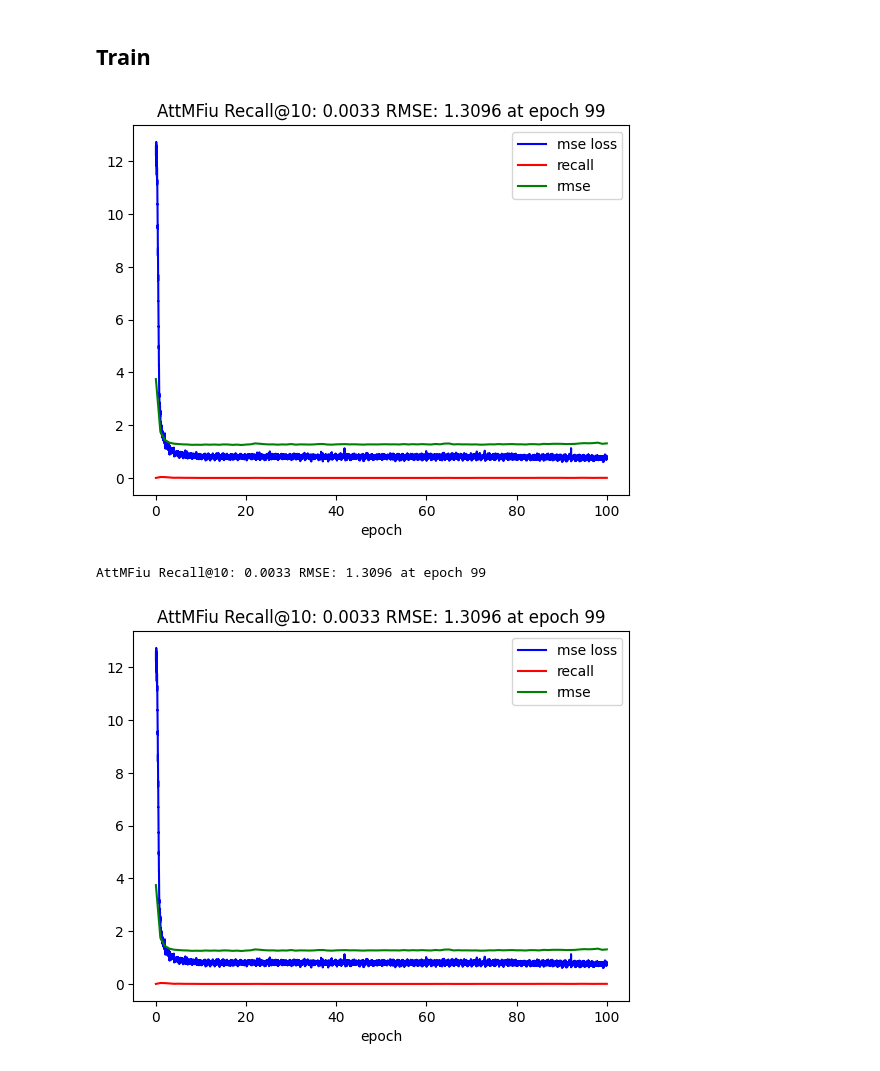
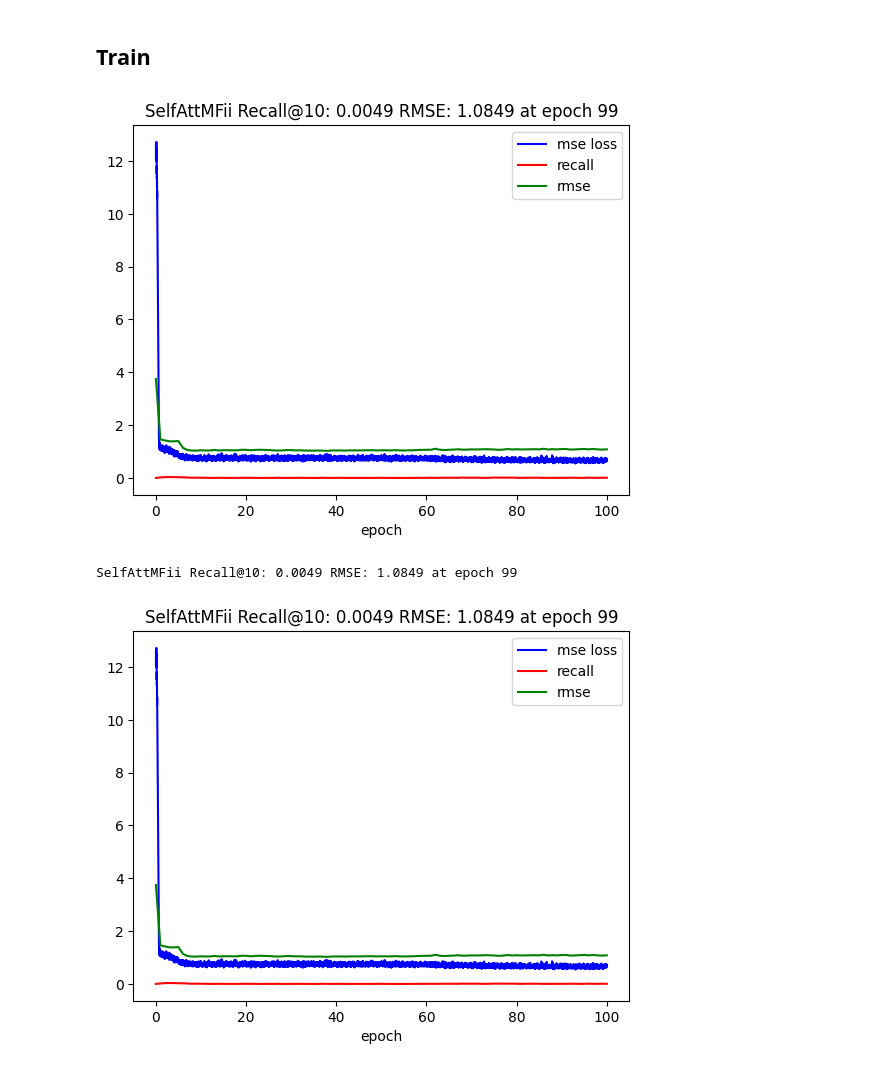
Before and after one commit to donglinkang2021/LKGCN, a Jupyter notebook: new_model_MSE.ipynb, the cells around one changed output. Cells and saved outputs as stored; diff of their text form; code cells hidden in the pictures.

Commit message:
train AttMFii

```diff
--- a/new_model_MSE.ipynb
+++ b/new_model_MSE.ipynb
@@ -17,10 +17,10 @@ len(train_loader)
 # %% [markdown]
 ## Model Config
 # %%
-from gcn.attention import AttMFiu
+from gcn.attention import SelfAttMFii
 device = "cuda" if torch.cuda.is_available() else "cpu"
 n_factors = 10
-model = AttMFiu(num_users, num_items, n_factors)
+model = SelfAttMFii(num_users, num_items, n_factors)
 model.to(device)
 learning_rate, weight_decay = 0.01, 1e-5
 optimizer = torch.optim.Adam(model.parameters(), lr = learning_rate, weight_decay=weight_decay)
@@ -82,37 +82,37 @@ for epoch in range(num_epochs):
         recall = evaluate_ranking(
             model,
             test_candidates,
             train_candidates,
             num_users,
             num_items,
             top_k = topk
         )
         recall_list.append(recall)
         rmse = evaluate_rating(
             model,
             users_test,
             items_test,
             ratings_test
         )
         rmse_list.append(rmse)
         epoch_list.append(epoch+1)
 
 
     ani.clear()
     ani.ax.plot(train_epoch_perc, train_loss, color='b', label='mse loss')
     ani.ax.plot(epoch_list, recall_list, color='r', label='recall')
     ani.ax.plot(epoch_list, rmse_list, color='g', label='rmse')
     ani.ax.set_xlabel('epoch')
     ani.ax.legend()
-    ani.ax.set_title(f'AttMFiu Recall@{topk}: {recall_list[-1]:.4f} RMSE: {rmse_list[-1]:.4f} at epoch {epoch}')
+    ani.ax.set_title(f'SelfAttMFii Recall@{topk}: {recall_list[-1]:.4f} RMSE: {rmse_list[-1]:.4f} at epoch {epoch}')
     ani.render()
 
-    print(f'AttMFiu Recall@{topk}: {recall_list[-1]:.4f} RMSE: {rmse_list[-1]:.4f} at epoch {epoch}')
+    print(f'SelfAttMFii Recall@{topk}: {recall_list[-1]:.4f} RMSE: {rmse_list[-1]:.4f} at epoch {epoch}')
 
 ani.close()
 # %% [output]
-[figure, old version]
+[figure, new version]
-AttMFiu Recall@10: 0.0033 RMSE: 1.3096 at epoch 99
+SelfAttMFii Recall@10: 0.0049 RMSE: 1.0849 at epoch 99
 # %%
 import matplotlib.pyplot as plt
 plt.plot(train_epoch_perc, train_loss, color='b', label='mse loss')
@@ -120,10 +120,10 @@ plt.plot(epoch_list, recall_list, color='r', label='recall')
 plt.plot(epoch_list, rmse_list, color='g', label='rmse')
 plt.xlabel("epoch")
 plt.legend()
-plt.title(f'AttMFiu Recall@{topk}: {recall_list[-1]:.4f} RMSE: {rmse_list[-1]:.4f} at epoch {epoch}')
+plt.title(f'SelfAttMFii Recall@{topk}: {recall_list[-1]:.4f} RMSE: {rmse_list[-1]:.4f} at epoch {epoch}')
 plt.show()
 # %% [output]
-[figure, old version]
+[figure, new version]
 # %%
 recall_list
 # %% [output]
```
Also changed, not shown: parts of 3 cells of this notebook, 2 other files.
